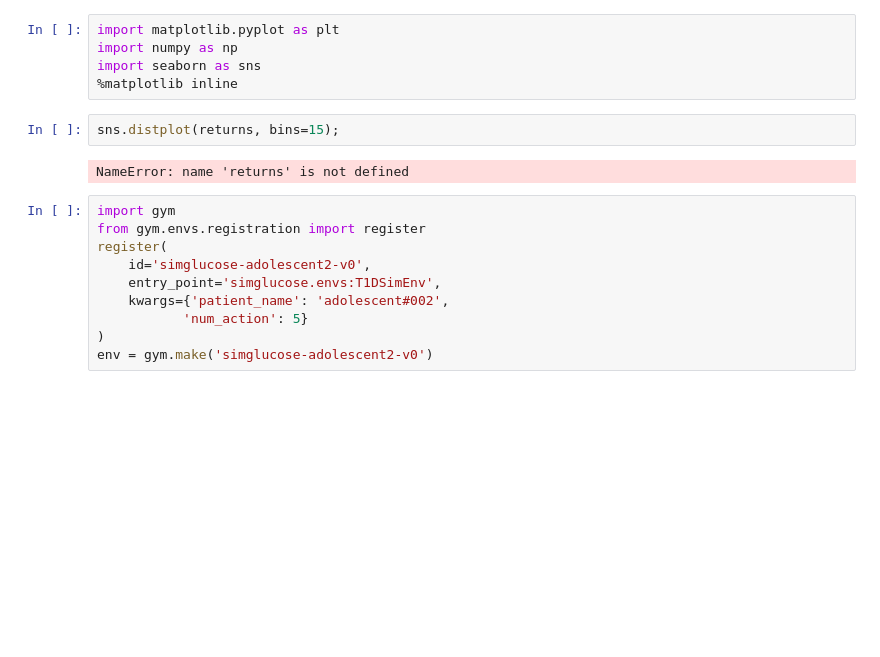
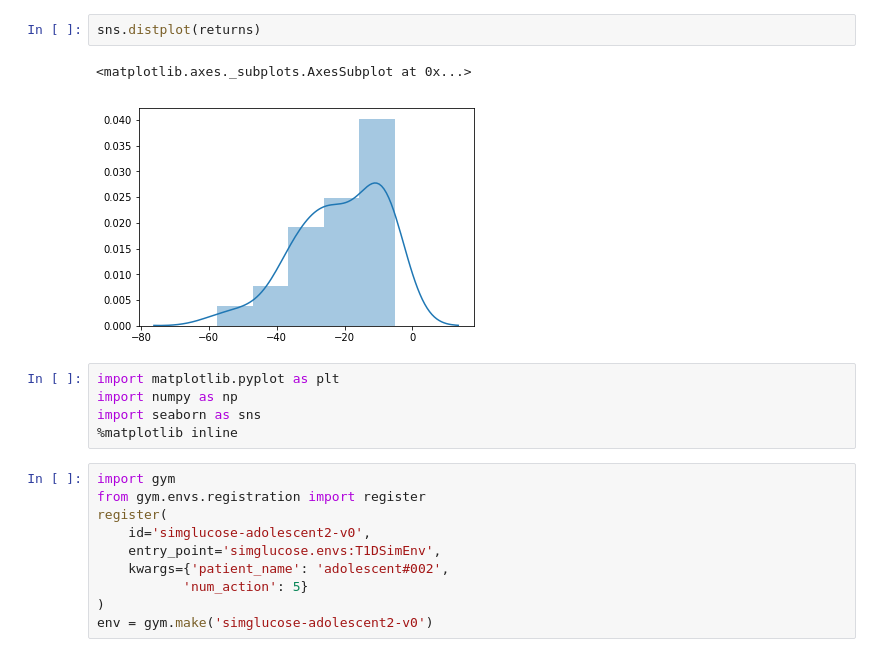
Before and after one commit to Rkeramati/cvar, a Jupyter notebook: glucose/Baseline.ipynb, the cells around one changed output. Cells and saved outputs as stored; diff of their text form; blank space fills up the shorter version.

```diff
--- a/glucose/Baseline.ipynb
+++ b/glucose/Baseline.ipynb
@@ -51,12 +221,13 @@ for i in range(n):
+# %%
+sns.distplot(returns)
+# %% [output]
+<matplotlib.axes._subplots.AxesSubplot at 0x...>
+[figure, added]
 # %%
 import matplotlib.pyplot as plt
 import numpy as np
 import seaborn as sns
 %matplotlib inline
-# %%
-sns.distplot(returns, bins=15);
-# %% [output]
-NameError: name 'returns' is not defined
 # %%
 import gym
 from gym.envs.registration import register
```
Also changed, not shown: parts of 20 cells of this notebook, 2 other files.
